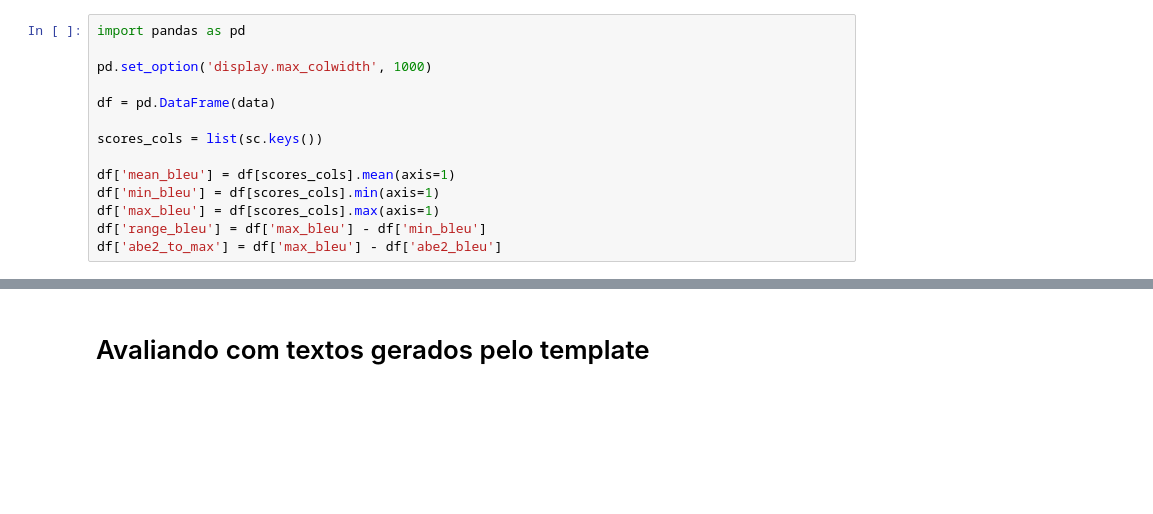
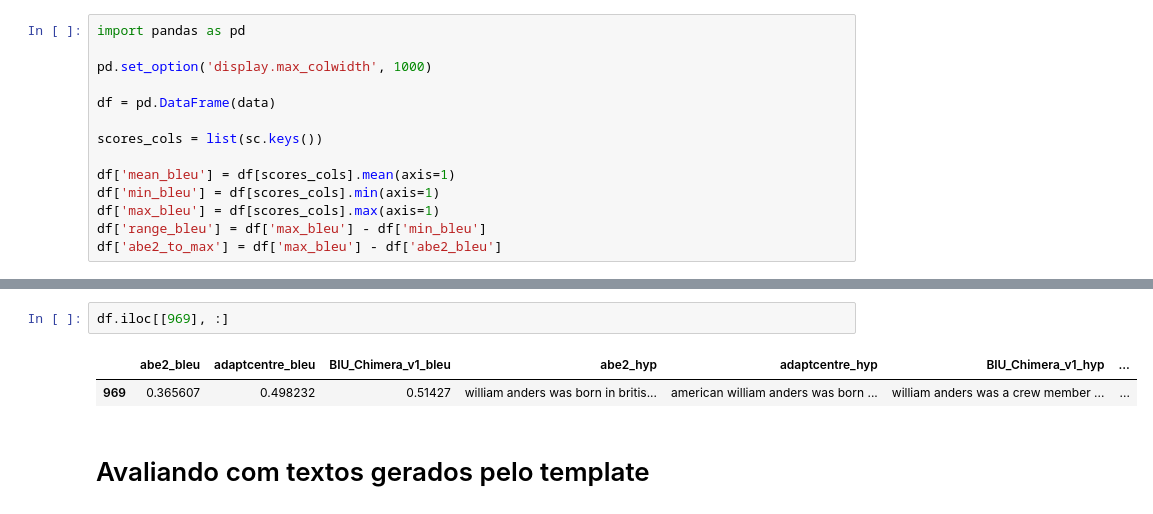
Before and after one commit to abevieiramota/masters, a Jupyter notebook: notebook/00 - Sentence level evaluation.ipynb, the cells around one changed output, grey strips where cells are left out. Cells and saved outputs as stored; diff of their text form; blank space fills up the shorter version.

```diff
--- a/notebook/00 - Sentence level evaluation.ipynb
+++ b/notebook/00 - Sentence level evaluation.ipynb
@@ -113,3 +113,8 @@ df[df.abe2_to_max > 0.5].sample(3)
+# %%
+df.iloc[[969], :]
+# %% [output]
+|  | abe2_bleu | adaptcentre_bleu | BIU_Chimera_v1_bleu | abe2_hyp | adaptcentre_hyp | BIU_Chimera_v1_hyp | ... |
+| 969 | 0.365607 | 0.498232 | 0.51427 | william anders was born in britis... | american william anders was born ... | william anders was a crew member ... | ... |
 # %% [markdown]
 # Avaliando com textos gerados pelo template
 # %%
```
Also changed, not shown: parts of 1 cell of this notebook, 8 other files.
